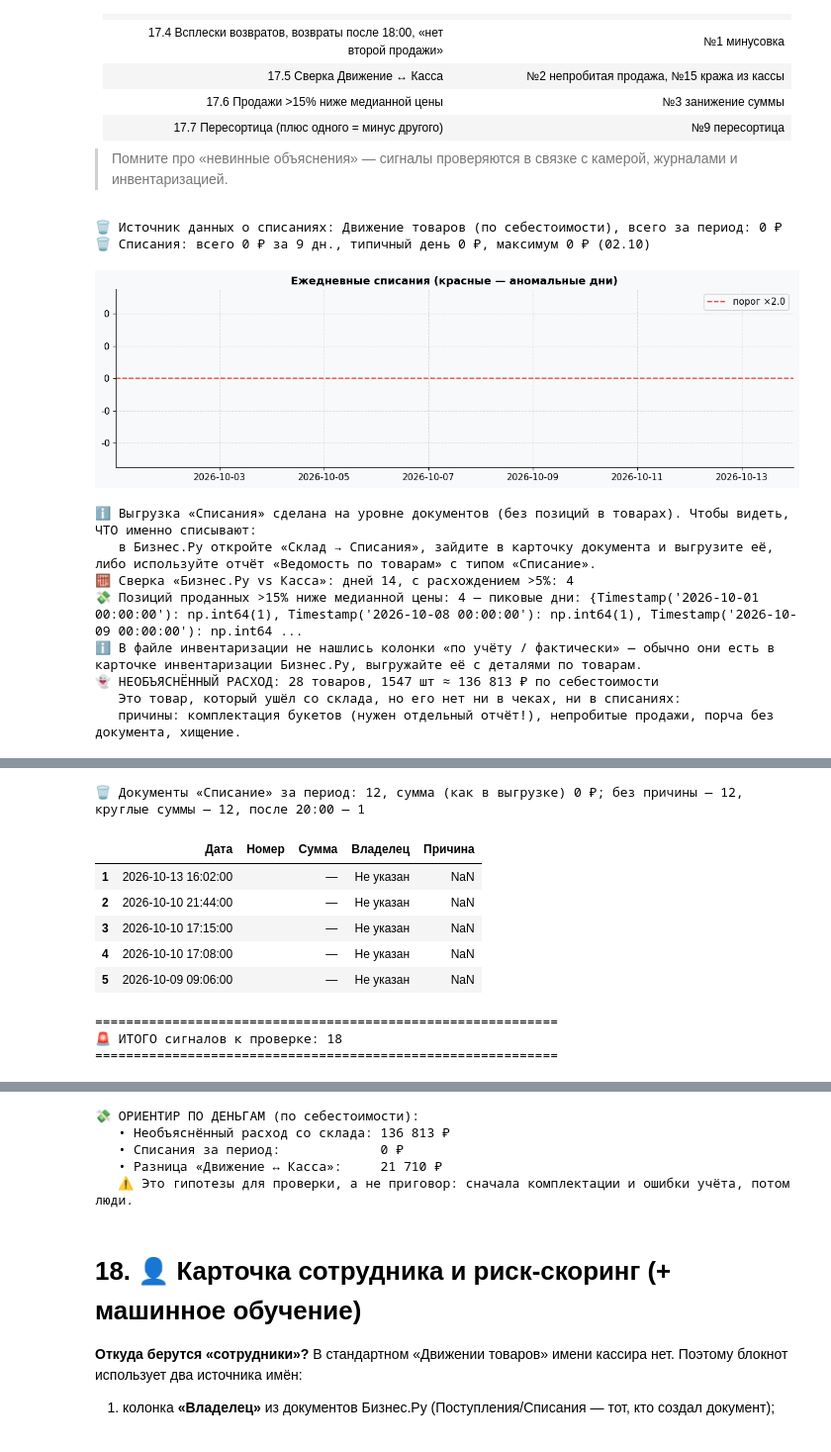
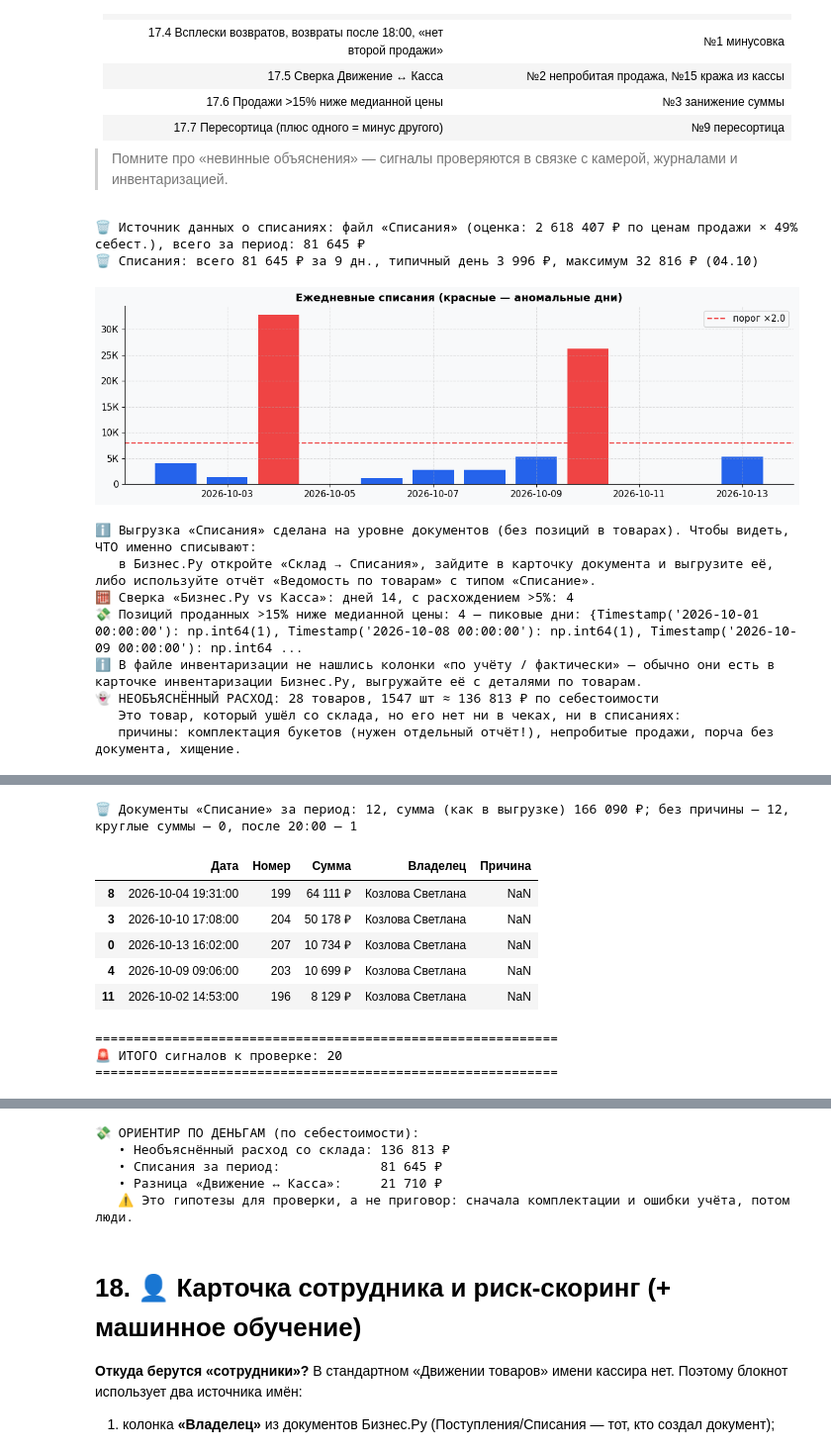
Before and after one commit to Kirill010/muzflowers_analysis, a Jupyter notebook: flowers_analysis.ipynb, the cells around one changed output, grey strips where cells are left out. Shown at 99% size. Saved outputs shown, nothing was run; the diff lists cells and outputs as text; code cells hidden in the pictures.

```diff
--- a/flowers_analysis.ipynb
+++ b/flowers_analysis.ipynb
@@ -587,9 +666,14 @@ def load_sales_prices(path):
         return None
     jc = colid('товар') or colid('наименован') or colid('услуг')
     jq = colid('кол')
-    jrev = colid('выручка', 'сумма') or colid('сумма')
-    jprice = colid('выручка', 'цена')
-    jcost = colid('себестоим', 'сумма')
+    def colid_ex(*parts, bad=('себестоим','закуп','прибыл','наценк','скидк')):
+        for j, s in cols_map.items():
+            if all(p in s for p in parts) and not any(b in s for b in bad): return j
+        return None
+    # выручка: «Выручка, сумма» → «Выручка» → «Сумма»/«Итого» (но НИКОГДА не колонка себестоимости!)
+    jrev = colid_ex('выручка', 'сумма') or colid_ex('выручка') or colid_ex('сумма') or colid_ex('итого')
+    jprice = colid_ex('выручка', 'цена') or colid_ex('цена')
+    jcost = colid('себестоим', 'сумма') or colid('себестоим')
     name_series = data[jc] if jc is not None else pd.Series(index=data.index, dtype=object)
     # если имена пустые — пытаемся восстановить из предыдущей колонки (частый баг выгрузки Бизнес.Ру)
     if jc is not None and name_series.isna().mean() > 0.5 and jc > 0:
@@ -734,6 +818,8 @@ lines = pd.DataFrame({
     'Кол-во': np.where(ch['Это_возврат'], -ch['Приход, шт'], ch['Расход, шт']),
     'Себестоимость': np.where(ch['Это_возврат'], -ch['Приход, ₽'], ch['Расход (себест.)']),
 })
+lines['Номер возврата'] = np.where(lines['Возврат'], lines['check_key'], '')
+lines.loc[lines['Возврат'], 'check_key'] = np.nan     # возврат — это не чек продажи, в «числе чеков» его не считаем
 lines['key'] = lines['Товар'].map(norm_name)
 lines = lines.merge(sales_agg[['key','Цена продажи']], on='key', how='left')
 lines['Цена известна'] = lines['Цена продажи'].notna()
@@ -781,7 +867,7 @@ for key, kws in [('Поступления', ('поступлен',)),
                  ('Клиенты',     ('клиент',))]:
     p = find_file(*kws)
     if p:
-        extra[key] = read_table_any(p)
+        extra[key] = read_table_smart(p)
         print(f'✅ {key}: {os.path.basename(p)} ({len(extra[key])} строк)')
 
 # ---------- Клиенты из файла «Реализации» (там есть колонка «Клиент») ----------
@@ -855,7 +941,11 @@ if 'Списания' in extra:
     # Числовых колонок с данными должно быть МНОГО, чтобы это был файл позиций (цена, кол-во, сумма...)
     many_nums = sum(1 for c in num_cols if sb[c].notna().mean() > 0.1) >= 4
     is_doc_level = ncol is None or ncol_empty or not many_nums
-    def _dt(s): return pd.to_datetime(s.astype(str).str.replace(' ',' ',regex=False), dayfirst=True, errors='coerce')
+    def _dt(s):
+        """Дата из ячейки: понимает «02.08.2026 20:15», «№207 от 02.08.2026 20:15» и обычные даты Excel."""
+        t = s.astype(str).str.replace('\xa0', ' ', regex=False)
+        found = t.str.extract(r'(\d{1,2}\.\d{1,2}\.\d{4}(?:\s+\d{1,2}:\d{2})?)')[0]
+        return pd.to_datetime(found.where(found.notna(), t), dayfirst=True, errors='coerce')
     # Если колонка «Дата» не нашлась — ищем любую колонку, где значения похожи на даты
     if dcol is None:
         guess = [c for c in sb.columns if _dt(sb[c]).notna().mean() > 0.5]
@@ -1344,7 +1436,7 @@ for (a,b),c in pair_cnt.items():
     if sup >= MIN_SUPPORT and lift > 1:
         rows.append({'Товар A':a,'Товар B':b,'Чеков с парой':c,'Поддержка %':sup*100,
                      'Lift':lift,'Конф. A→B':conf_ab*100,'Конф. B→A':conf_ba*100})
-mb = pd.DataFrame(rows).sort_values('Lift', ascending=False)
+mb = pd.DataFrame(rows, columns=['Товар A','Товар B','Чеков с парой','Поддержка %','Lift','Конф. A→B','Конф. B→A']).sort_values('Lift', ascending=False)
 if len(mb):
     print(f'✅ Пар найдено: {len(mb)}. Топ-10 связок:')
     display(mb.head(10).round(2))
@@ -1736,10 +1828,9 @@ if len(rets):
     ax.bar(rate.index, rate.values, color=[PALETTE[3] if v>rate.quantile(.9) else PALETTE[4] for v in rate])
     ax.set_title('Доля чеков с возвратом по дням'); plt.tight_layout(); plt.show()
     # возвраты без «второй жизни»: товар вернули и больше ни разу не продали
-    no_resale = []
-    for _,r in rets.iterrows():
-        again = df_s[(~df_s['Возврат'])&(df_s['Товар']==r['Товар'])&(df_s['Дата']>r['Дата'])]
-        if len(again)==0: no_resale.append(r['Товар'])
+    _last_sale_dt = df_s[~df_s['Возврат']].groupby('Товар')['Дата'].max()     # быстро: последняя продажа каждого товара
+    no_resale = [t for t, d in zip(rets['Товар'], rets['Дата'])
+                 if not (_last_sale_dt.get(t, pd.Timestamp.min) > d)]
     if no_resale:
         print(f'⚠️ После возврата товар так и не продался ни разу: {len(no_resale)} позиций — часть может быть «возвратом на бумаге» (#1).')
 
@@ -1774,7 +1865,8 @@ if cash is not None and len(cash):
 # ---- 17.6 Цены по дням (кто продаёт дешевле прайса) ----
 price_ref = df_s.groupby('Товар')['Цена продажи'].median()
 tmp = df_s[~df_s['Возврат']].copy()
-tmp['отклонение'] = tmp.apply(lambda r: (r['Цена продажи']-price_ref.get(r['Товар'],np.nan))/price_ref.get(r['Товар'],np.nan)*100 if price_ref.get(r['Товар'],0) else np.nan, axis=1)
+_ref = tmp['Товар'].map(price_ref)
+tmp['отклонение'] = np.where(_ref > 0, (tmp['Цена продажи'] - _ref) / _ref.where(_ref > 0) * 100, np.nan)
 disc_days = tmp[tmp['отклонение']<-PRICE_DISCOUNT_PCT].groupby(tmp['Дата'].dt.normalize()).size()
 if len(disc_days):
     print(f'💸 Позиций проданных >{PRICE_DISCOUNT_PCT}% ниже медианной цены: {int((tmp["отклонение"]<-PRICE_DISCOUNT_PCT).sum())} — пиковые дни: {dict(disc_days.sort_values(ascending=False).head(5).astype(int))}')
@@ -1856,36 +1948,36 @@ if W_DOCS is not None:
         rnd    = _wd[_wd['Сумма'].fillna(0) % 1000 == 0]
         late   = _wd[_wd['Час'] >= 20]
         print(f'🗑 Документы «Списание» за период: {len(_wd)}, сумма (как в выгрузке) {rub(_wd["Сумма"].sum())}; '
               f'без причины — {len(no_rsn)}, круглые суммы — {len(rnd)}, после 20:00 — {len(late)}')
         if len(_wd) and (_wd['Сумма'].median() or 0) >= 100_000:
             print('❗ Медианная сумма списания ≥ 100 тыс. ₽ — похоже, это суммы ЗАКУПОК, а не порчи.')
             print('   Проверьте, тот ли файл лежит в data/: нужен «Списания» (Склад), а не «Поступления» (Закупки).')
         big_wo = _wd.sort_values('Сумма', ascending=False).head(5)
         display(big_wo[['Дата','Номер','Сумма','Владелец','Причина']].assign(
             Сумма=big_wo['Сумма'].map(lambda v: rub(v))))
         for _, r in big_wo.head(3).iterrows():
             alerts.append({'Проверка':'17.10 Крупное списание','Объект':f'№{r["Номер"]} от {r["Дата"]:%d.%m.%Y}',
                            'Метрика':rub(r['Сумма']),
                            'Комментарий':'крупная сумма%s — запросите акт и фото; проверьте, кто создал документ (%s)' % (' и нет причины' if str(r['Причина']) in ('nan','','.') else '', r['Владелец'])})
 
 # ---- Итоговая таблица алертов ----
 alert_df = pd.DataFrame(alerts)
 print('\n' + '='*60)
 print(f'🚨 ИТОГО сигналов к проверке: {len(alert_df)}')
 print('='*60)
 if len(alert_df): display(alert_df)
 else: print('✅ Явных аномалий не найдено. Это хорошо — но не отменяет регулярных слепых инвентаризаций.')
 
 print('\n💸 ОРИЕНТИР ПО ДЕНЬГАМ (по себестоимости):')
 print(f'   • Необъяснённый расход со склада: {rub(loss_total)}')
 _wo_est = float(wo_daily.sum()) if len(wo_daily) else wo_sum
 print(f'   • Списания за период:             {rub(_wo_est)}')
 print(f'   • Разница «Движение ↔ Касса»:     {rub(float(cmp["Разница"].abs().sum())) if cash_rev_by_day is not None and len(cmp) else "нет файла кассы"}')
 print('   ⚠️ Это гипотезы для проверки, а не приговор: сначала комплектации и ошибки учёта, потом люди.')
 # %% [output]
-🗑 Источник данных о списаниях: Движение товаров (по себестоимости), всего за период: 0 ₽
-🗑 Списания: всего 0 ₽ за 9 дн., типичный день 0 ₽, максимум 0 ₽ (02.10)
+🗑 Источник данных о списаниях: файл «Списания» (оценка: 2 618 407 ₽ по ценам продажи × 49% себест.), всего за период: 81 645 ₽
+🗑 Списания: всего 81 645 ₽ за 9 дн., типичный день 3 996 ₽, максимум 32 816 ₽ (04.10)
-[figure, old version]
+[figure, new version]
 ℹ️ Выгрузка «Списания» сделана на уровне документов (без позиций в товарах). Чтобы видеть, ЧТО именно списывают:
    в Бизнес.Ру откройте «Склад → Списания», зайдите в карточку документа и выгрузите её, либо используйте отчёт «Ведомость по товарам» с типом «Списание».
 🧮 Сверка «Бизнес.Ру vs Касса»: дней 14, с расхождением >5%: 4
@@ -1910,14 +2002,14 @@ print('   ⚠️ Это гипотезы для проверки, а не при
 | 331 | Роза Кения | Розы | 65.0 | 16.0 | 0.0 | 49.0 | 2230.0 |
 | 332 | Роза кустовая 60 см. Р | Розы | 111.0 | 64.0 | 0.0 | 47.0 | 5371.0 |
 | 16 | Альстрамерия | Прочая срезка | 146.0 | 103.0 | 0.0 | 43.0 | 3164.0 |
-🗑 Документы «Списание» за период: 12, сумма (как в выгрузке) 0 ₽; без причины — 12, круглые суммы — 12, после 20:00 — 1
+🗑 Документы «Списание» за период: 12, сумма (как в выгрузке) 166 090 ₽; без причины — 12, круглые суммы — 0, после 20:00 — 1
 |  | Дата | Номер | Сумма | Владелец | Причина |
-| 1 | 2026-10-13 16:02:00 |  | — | Не указан | NaN |
-| 2 | 2026-10-10 21:44:00 |  | — | Не указан | NaN |
-| 3 | 2026-10-10 17:15:00 |  | — | Не указан | NaN |
-| 4 | 2026-10-10 17:08:00 |  | — | Не указан | NaN |
-| 5 | 2026-10-09 09:06:00 |  | — | Не указан | NaN |
+| 8 | 2026-10-04 19:31:00 | 199 | 64 111 ₽ | Козлова Светлана | NaN |
+| 3 | 2026-10-10 17:08:00 | 204 | 50 178 ₽ | Козлова Светлана | NaN |
+| 0 | 2026-10-13 16:02:00 | 207 | 10 734 ₽ | Козлова Светлана | NaN |
+| 4 | 2026-10-09 09:06:00 | 203 | 10 699 ₽ | Козлова Светлана | NaN |
+| 11 | 2026-10-02 14:53:00 | 196 | 8 129 ₽ | Козлова Светлана | NaN |
 ============================================================
-🚨 ИТОГО сигналов к проверке: 18
+🚨 ИТОГО сигналов к проверке: 20
 ============================================================
 |  | Проверка | Объект | Метрика | Комментарий |
@@ -1940,6 +2032,6 @@ print('   ⚠️ Это гипотезы для проверки, а не при
 💸 ОРИЕНТИР ПО ДЕНЬГАМ (по себестоимости):
    • Необъяснённый расход со склада: 136 813 ₽
-   • Списания за период:             0 ₽
+   • Списания за период:             81 645 ₽
    • Разница «Движение ↔ Касса»:     21 710 ₽
    ⚠️ Это гипотезы для проверки, а не приговор: сначала комплектации и ошибки учёта, потом люди.
 # %% [markdown]
```
Also changed, not shown: parts of 14 cells of this notebook.
